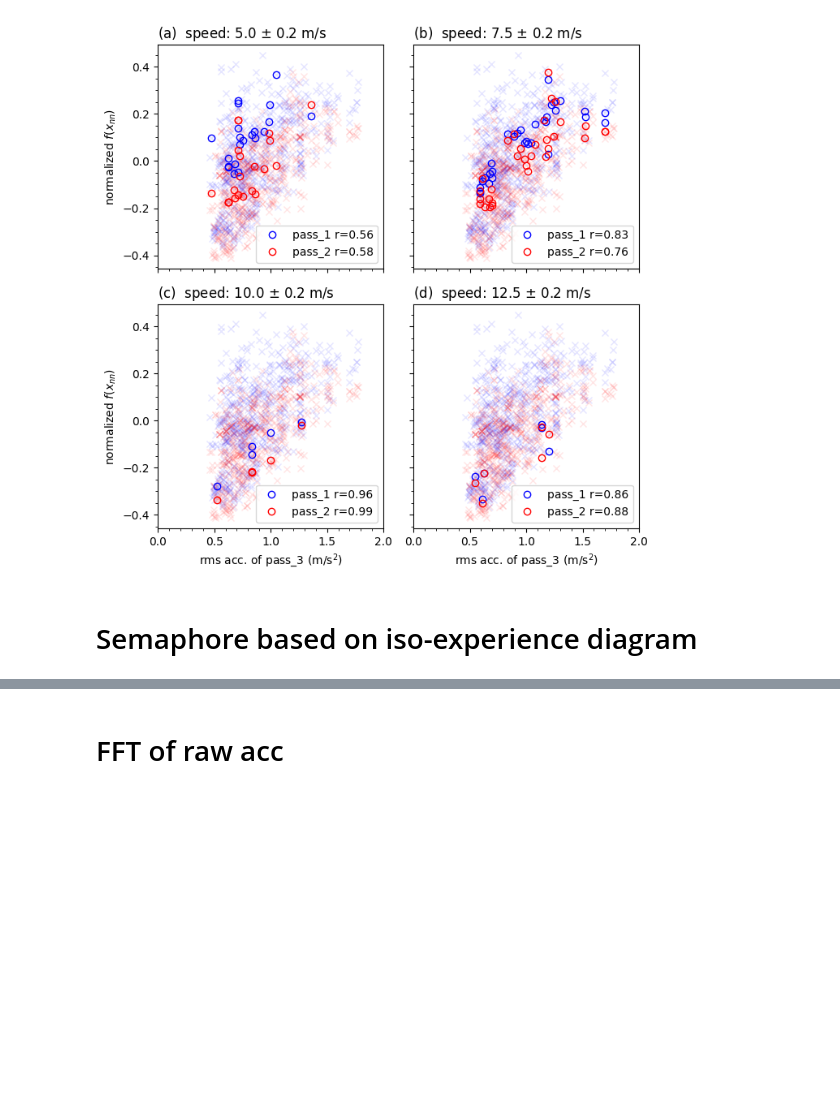
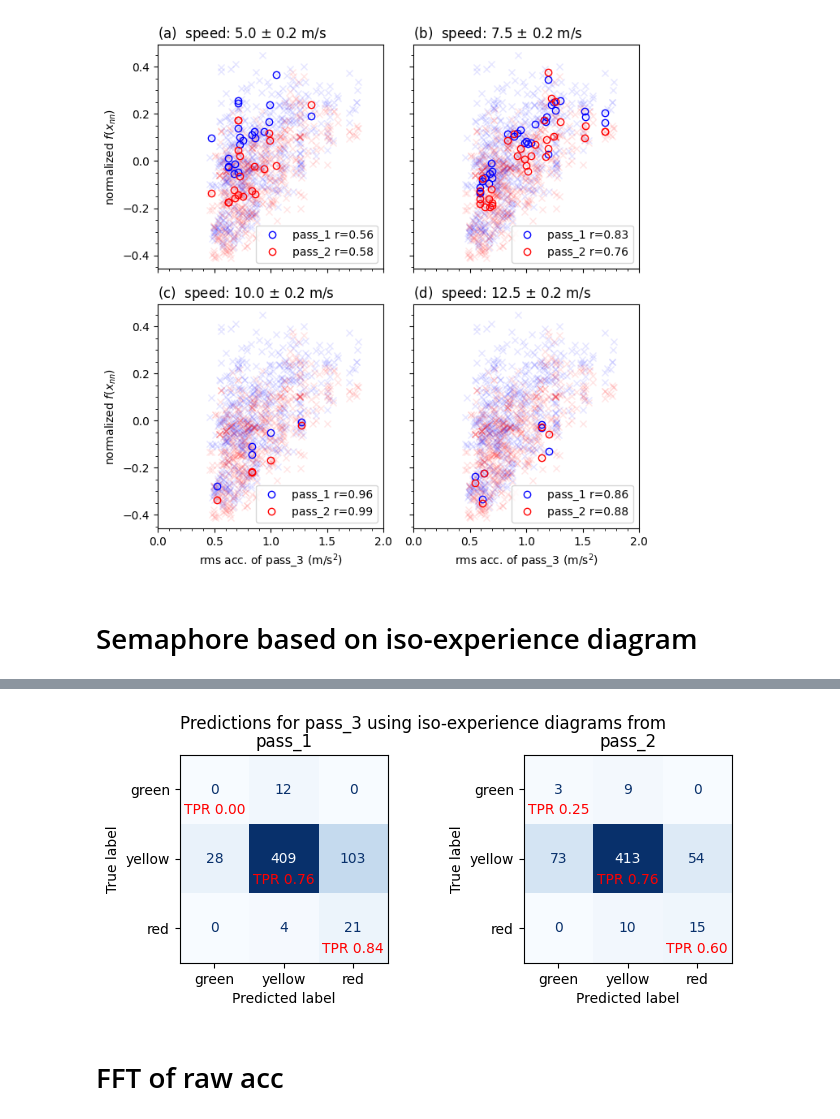
Before and after one commit to carloshernangarrido/ordinal_regression, a Jupyter notebook: main_real_world_example.ipynb, the cells around one changed output, grey strips where cells are left out. Drawn from its saved outputs; the diff is of its cells as text; code cells hidden in the pictures; blank space fills up the shorter version.

```diff
--- a/main_real_world_example.ipynb
+++ b/main_real_world_example.ipynb
@@ -875,3 +934,47 @@ plt.show()
+# %%
+from sklearn import metrics
+
+
+# class_names = ['green', 'yellow', 'red', '-']
+class_names = ['green', 'yellow', 'red']
+
+
+# Compute confusion matrices
+cm_pass1 = metrics.confusion_matrix(colors, y_pred=colors_pred_pass1, labels=class_names)
+cm_pass2 = metrics.confusion_matrix(colors, y_pred=colors_pred_pass2, labels=class_names)
+# cm_ensemble = metrics.confusion_matrix(colors, y_pred=colors_pred_ensemble, labels=class_names)
+
+# Compute per-class accuracies
+report1 = metrics.classification_report(colors, colors_pred_pass1, labels=class_names, output_dict=True, zero_division=np.nan)
+report2 = metrics.classification_report(colors, colors_pred_pass2, labels=class_names, output_dict=True, zero_division=np.nan)
+
+
+cm_pass1_plot = metrics.ConfusionMatrixDisplay(cm_pass1, display_labels=class_names)
+cm_pass2_plot = metrics.ConfusionMatrixDisplay(cm_pass2, display_labels=class_names)
+# cm_ensemble_plot = metrics.ConfusionMatrixDisplay(cm_ensemble, display_labels=class_names)
+
+# fig, (ax1, ax2, ax3) = plt.subplots(1, 3, figsize=(9, 3.5), sharey='row')
+fig, (ax1, ax2) = plt.subplots(1, 2, figsize=(7, 3))
+
+fig.suptitle('Predictions for pass_3 using iso-experience diagrams from')
+ax1.set_title('pass_1')
+ax2.set_title('pass_2')
+cm_pass1_plot.plot(ax=ax1, cmap='Blues', colorbar=False)
+cm_pass2_plot.plot(ax=ax2, cmap='Blues', colorbar=False)
+# cm_ensemble_plot.plot(ax=ax3, cmap='Blues', colorbar=False)
+
+# Add per-class accuracy and TPR to the subplot
+for i, label in enumerate(class_names):
+    tpr1, tpr2 = report1[str(label)]["recall"], report2[str(label)]["recall"]
+    ax1.text(i, i+0.3, f'TPR {tpr1:.2f}', ha='center', va='center', color='red')
+    ax2.text(i, i+0.3, f'TPR {tpr2:.2f}', ha='center', va='center', color='red')
+
+# Show the plot
+plt.tight_layout(pad=0.2, w_pad=0.1, h_pad=2.0)
+plt.savefig('semaphore_cm'+'.pdf')
+plt.show()
+# %% [output]
+[figure, added]
 # %% [markdown]
 # FFT of raw acc
 # %%
```
Also changed, not shown: parts of 6 cells of this notebook, 11 other files.
